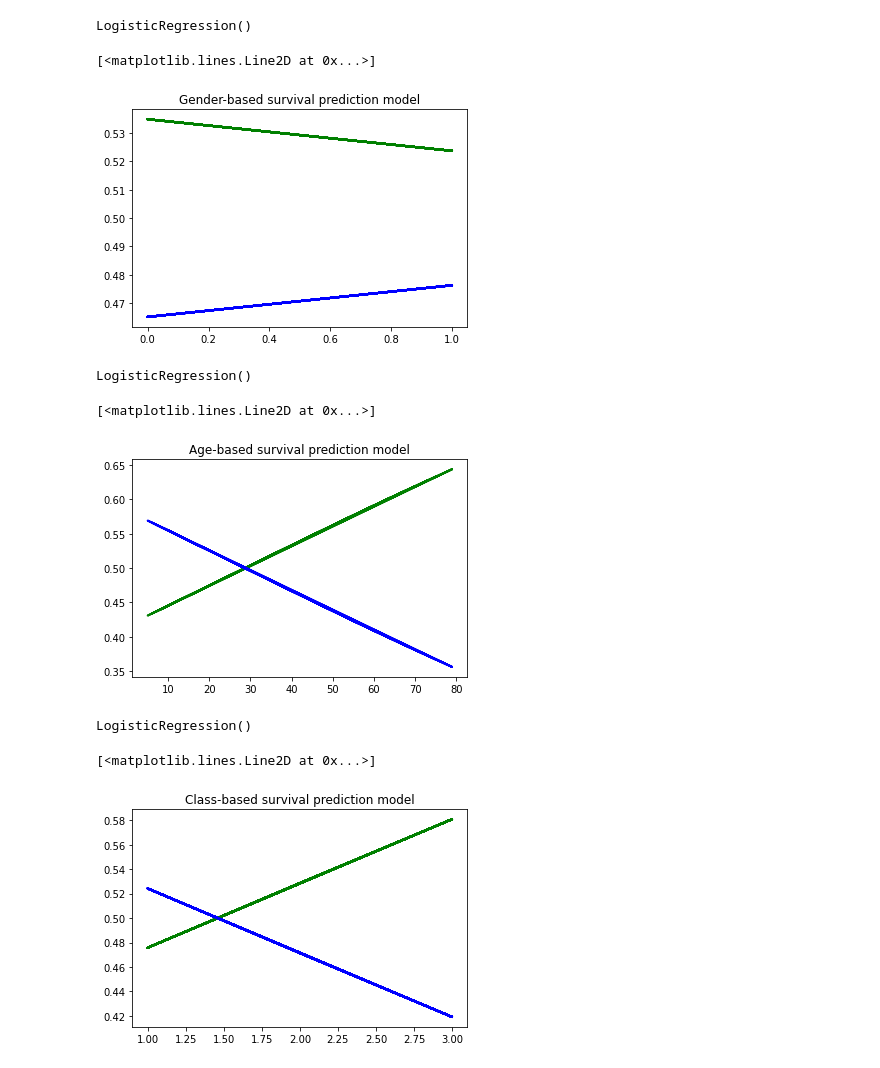
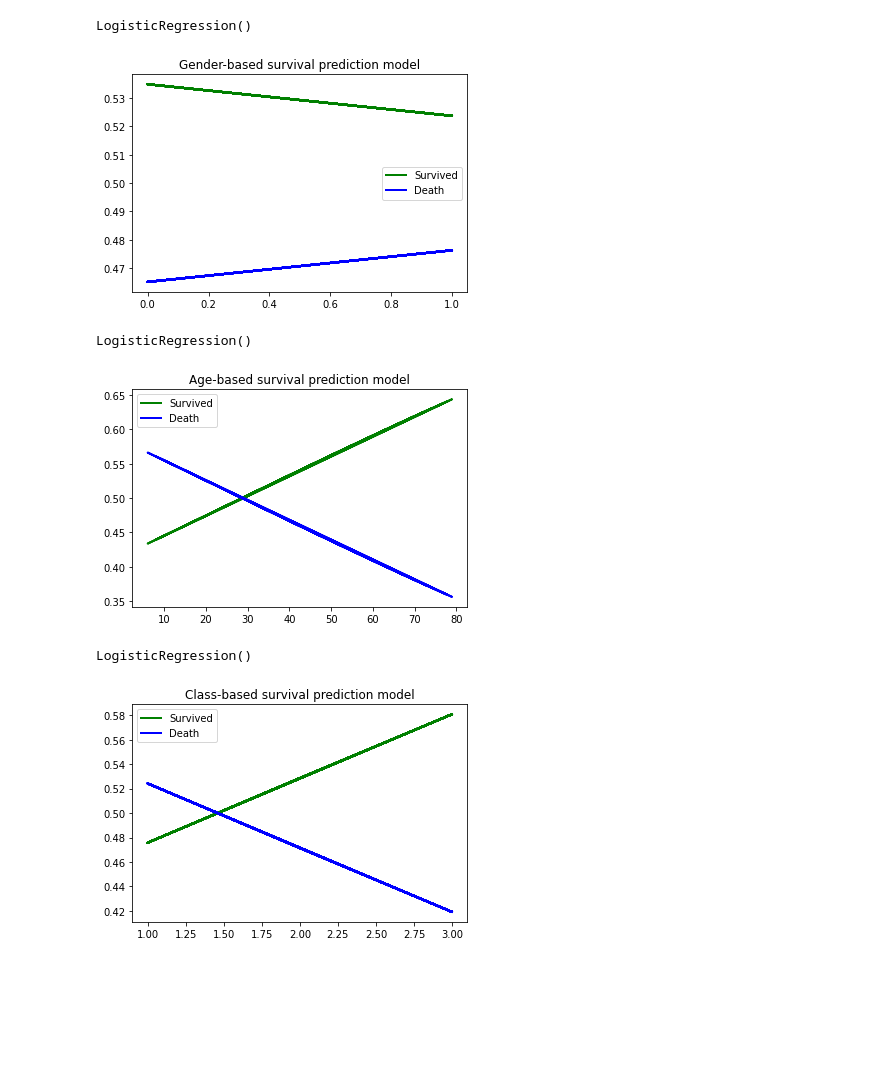
Before and after one commit to girlwcode/21-1_machineLearning, a Jupyter notebook: machineLearning_homework2.ipynb, the cells around one changed output. Saved outputs shown, nothing was run; the diff lists cells and outputs as text; code cells hidden in the pictures; blank space fills up the shorter version.

Commit message:
[21.05.27] plot label 추가, numpy 추가

```diff
--- a/machineLearning_homework2.ipynb
+++ b/machineLearning_homework2.ipynb
@@ -106,9 +107,10 @@ y_survive = log_reg.predict_proba(X_new)
 plt.title("Gender-based survival prediction model")
 plt.plot(X_new, y_survive[:, 1],"g-",linewidth=2, label="Survived")
 plt.plot(X_new, y_survive[:, 0],"b-",linewidth=2, label="Death")
+plt.legend()
+plt.show()
 # %% [output]
-[<matplotlib.lines.Line2D at 0x...>]
-[figure, old version]
+[figure, new version]
 # %%
 # 예측 2. 나이에 따른 생존율 예측 모델
 X = passenger["Age"].values.reshape(-1,1)
@@ -122,13 +124,14 @@ LogisticRegression()
 # %%
 X_new = np.random.randint(5, 80, size=100).reshape(-1,1)
 y_survive = log_reg.predict_proba(X_new)
 
 plt.title("Age-based survival prediction model")
 plt.plot(X_new, y_survive[:, 1],"g-",linewidth=2, label="Survived")
 plt.plot(X_new, y_survive[:, 0],"b-",linewidth=2, label="Death")
+plt.legend()
+plt.show()
 # %% [output]
-[<matplotlib.lines.Line2D at 0x...>]
-[figure, old version]
+[figure, new version]
 # %%
 # 예측 3. 클래스에 따른 생존율 예측 모델
 X = passenger["Class"].values.reshape(-1,1)
@@ -146,6 +149,7 @@ y_survive = log_reg.predict_proba(X_new)
 plt.title("Class-based survival prediction model")
 plt.plot(X_new, y_survive[:, 1],"g-",linewidth=2, label="Survived")
 plt.plot(X_new, y_survive[:, 0],"b-",linewidth=2, label="Death")
+plt.legend()
+plt.show()
 # %% [output]
-[<matplotlib.lines.Line2D at 0x...>]
-[figure, old version]
+[figure, new version]
```
Also changed, not shown: parts of 1 cell of this notebook, 1 other file.
